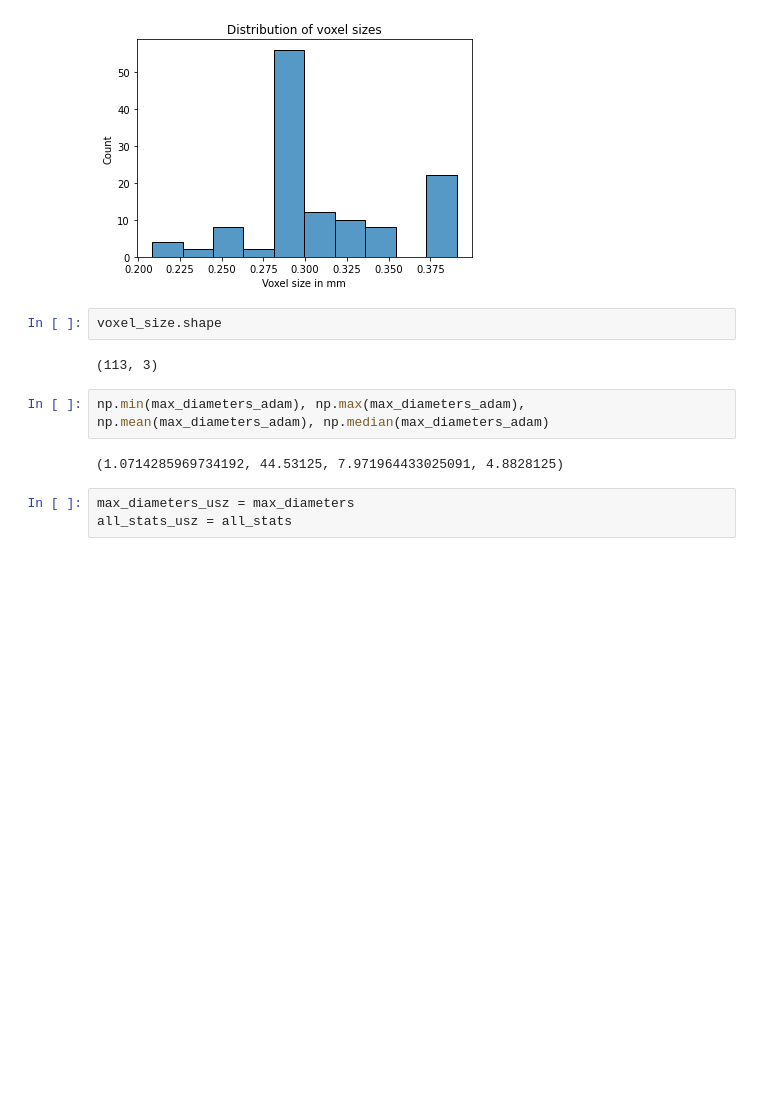
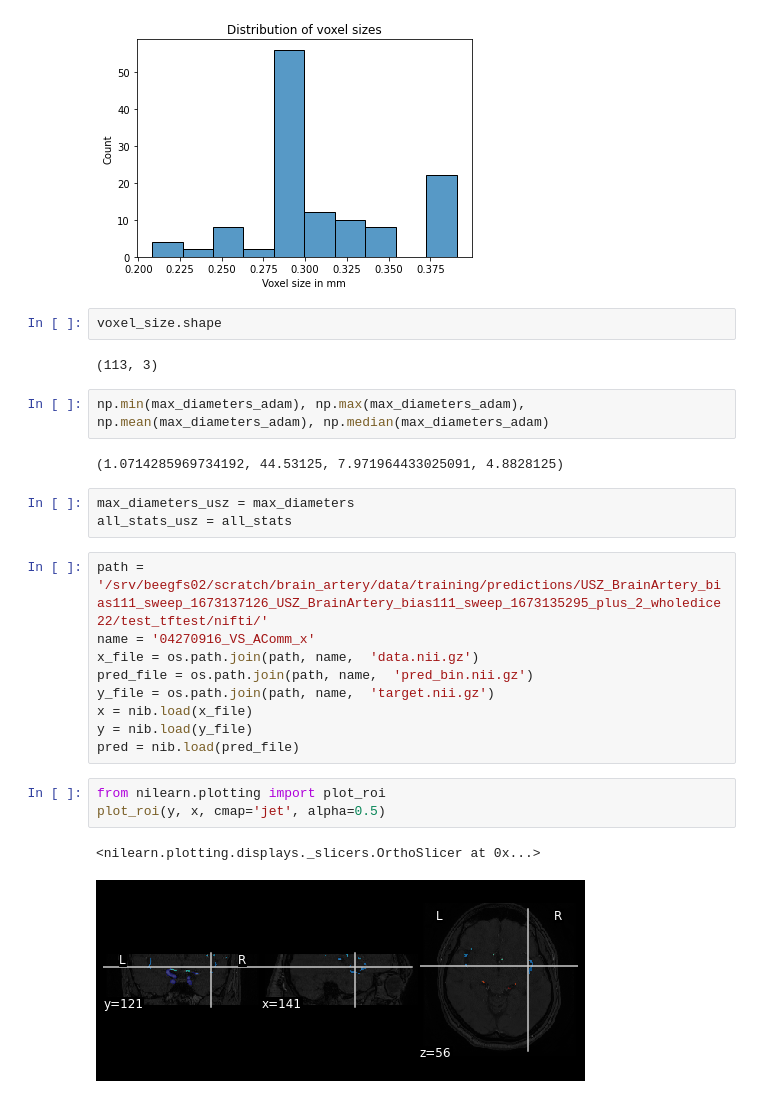
Before and after one commit to larshaupt/AneurysmSegmentation, a Jupyter notebook: preprocessing/data_preprocessing.ipynb, the cells around one changed output. Cells and saved outputs as stored; diff of their text form; blank space fills up the shorter version.

```diff
--- a/preprocessing/data_preprocessing.ipynb
+++ b/preprocessing/data_preprocessing.ipynb
@@ -1591,3 +1591,18 @@ np.min(max_diameters_adam), np.max(max_diameters_adam), np.mean(max_diameters_ad
 # %%
 max_diameters_usz = max_diameters
 all_stats_usz = all_stats
+# %%
+path = '/srv/beegfs02/scratch/brain_artery/data/training/predictions/USZ_BrainArtery_bias111_sweep_1673137126_USZ_BrainArtery_bias111_sweep_1673135295_plus_2_wholedice22/test_tftest/nifti/'
+name = '04270916_VS_AComm_x'
+x_file = os.path.join(path, name,  'data.nii.gz')
+pred_file = os.path.join(path, name,  'pred_bin.nii.gz')
+y_file = os.path.join(path, name,  'target.nii.gz')
+x = nib.load(x_file)
+y = nib.load(y_file)
+pred = nib.load(pred_file)
+# %%
+from nilearn.plotting import plot_roi
+plot_roi(y, x, cmap='jet', alpha=0.5)
+# %% [output]
+<nilearn.plotting.displays._slicers.OrthoSlicer at 0x...>
+[figure, added]
```
Also changed, not shown: parts of 2 cells of this notebook, 12 other files.
